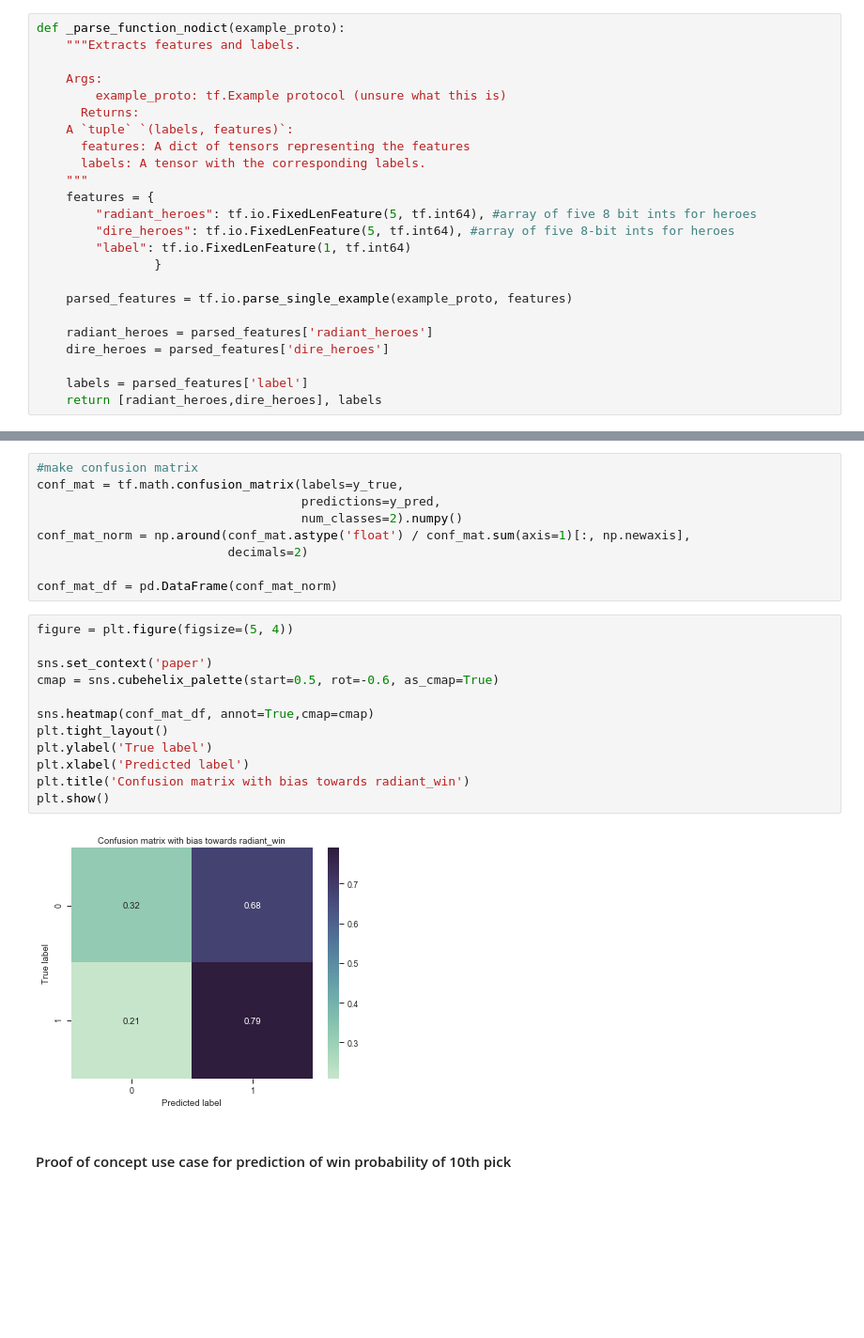
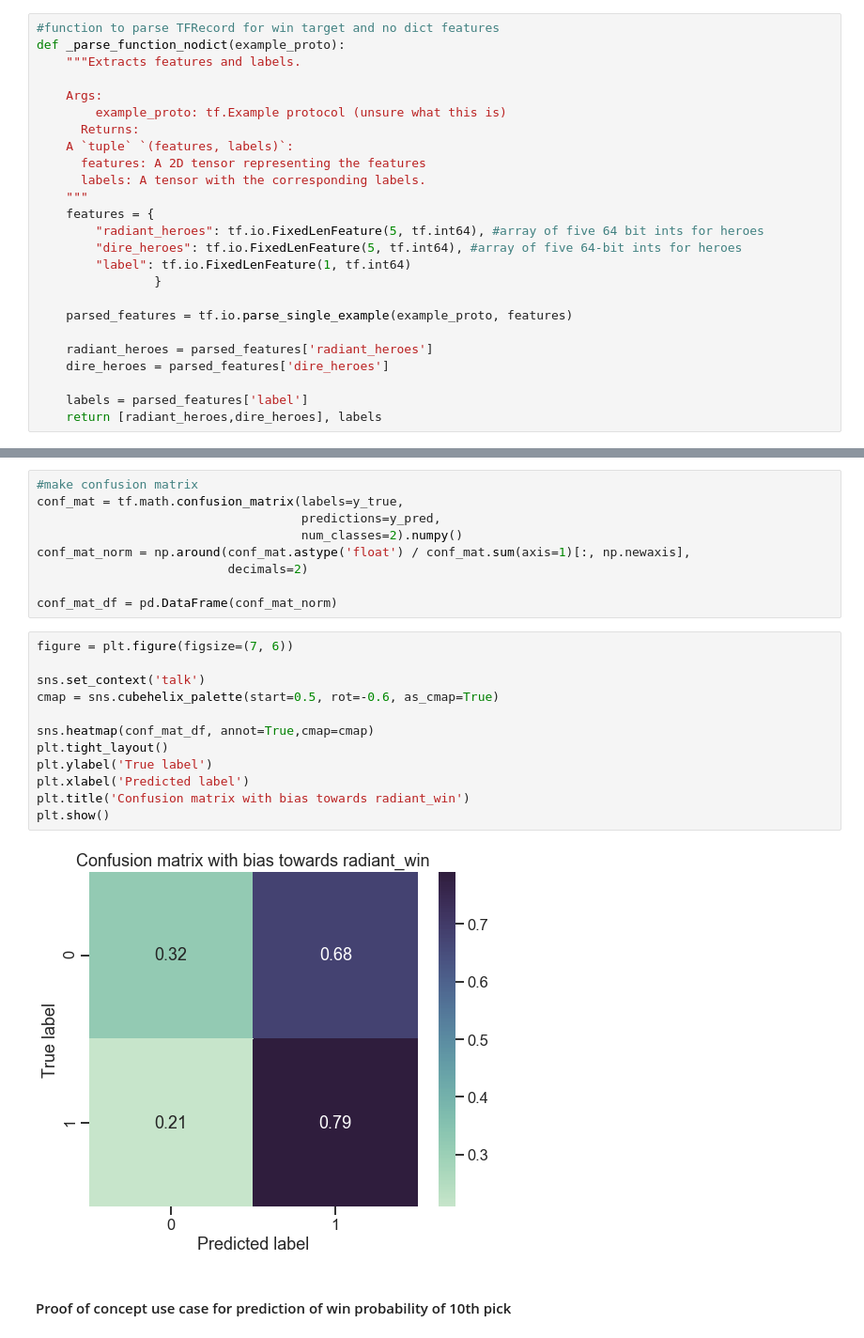
Before and after one commit to JoshEZiegler/MLProjects, a Jupyter notebook: VideoGameDrafting/Dota2Project/Dota2MachineLearning_keras_TF2.0.ipynb, the cells around one changed output, grey strips where cells are left out. Shown at 94% size. Drawn from its saved outputs; the diff is of its cells as text; blank space fills up the shorter version.

```diff
--- a/VideoGameDrafting/Dota2Project/Dota2MachineLearning_keras_TF2.0.ipynb
+++ b/VideoGameDrafting/Dota2Project/Dota2MachineLearning_keras_TF2.0.ipynb
@@ -74,19 +75,20 @@ def _parse_function(example_proto):
     #return radiant_heroes,dire_heroes, labels
     return {'radiant_heroes':radiant_heroes,'dire_heroes': dire_heroes}, labels
 # %%
+#function to parse TFRecord for win target and no dict features
 def _parse_function_nodict(example_proto):
     """Extracts features and labels.
 
     Args:
         example_proto: tf.Example protocol (unsure what this is)
       Returns:
-    A `tuple` `(labels, features)`:
-      features: A dict of tensors representing the features
+    A `tuple` `(features, labels)`:
+      features: A 2D tensor representing the features
       labels: A tensor with the corresponding labels.
     """
     features = {
-        "radiant_heroes": tf.io.FixedLenFeature(5, tf.int64), #array of five 8 bit ints for heroes
-        "dire_heroes": tf.io.FixedLenFeature(5, tf.int64), #array of five 8-bit ints for heroes
+        "radiant_heroes": tf.io.FixedLenFeature(5, tf.int64), #array of five 64 bit ints for heroes
+        "dire_heroes": tf.io.FixedLenFeature(5, tf.int64), #array of five 64-bit ints for heroes
         "label": tf.io.FixedLenFeature(1, tf.int64)
                 }
 
@@ -1210,19 +1206,19 @@ conf_mat_norm = np.around(conf_mat.astype('float') / conf_mat.sum(axis=1)[:, np.
 
 conf_mat_df = pd.DataFrame(conf_mat_norm)
 # %%
-figure = plt.figure(figsize=(5, 4))
+figure = plt.figure(figsize=(7, 6))
 
-sns.set_context('paper')
+sns.set_context('talk')
 cmap = sns.cubehelix_palette(start=0.5, rot=-0.6, as_cmap=True)
 
 sns.heatmap(conf_mat_df, annot=True,cmap=cmap)
 plt.tight_layout()
 plt.ylabel('True label')
 plt.xlabel('Predicted label')
 plt.title('Confusion matrix with bias towards radiant_win')
 plt.show()
 # %% [output]
-[figure, old version]
+[figure, new version]
 # %% [markdown]
 #### Proof of concept use case for prediction of win probability of 10th pick
 # %%
```
Also changed, not shown: parts of 8 cells of this notebook.
